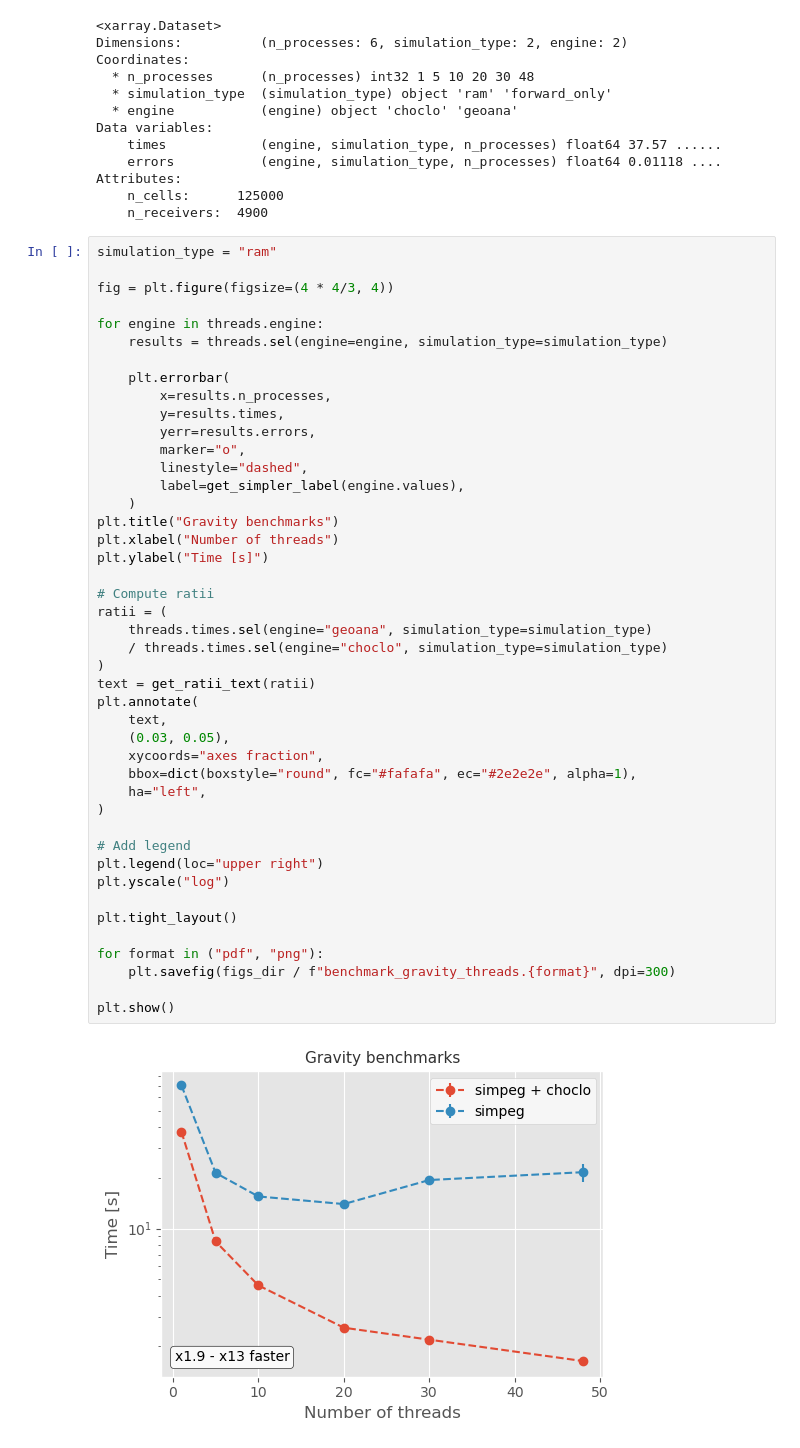
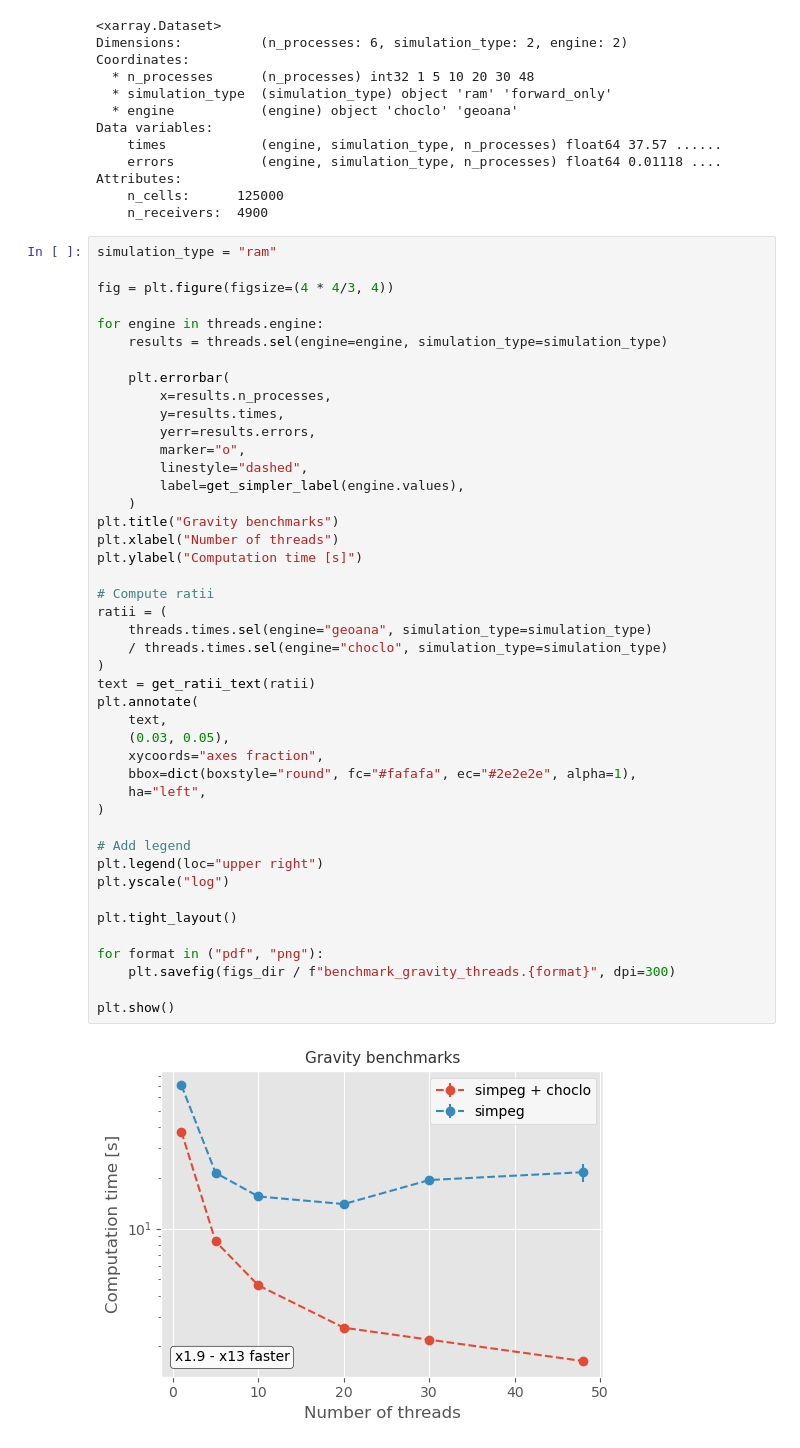
Before and after one commit to santisoler/simpeg-benchmarks-gravity, a Jupyter notebook: notebooks/99-figures.ipynb, the cells around one changed output. Saved outputs shown, nothing was run; the diff lists cells and outputs as text.

Commit message:
Update ylabel of plot

```diff
--- a/notebooks/99-figures.ipynb
+++ b/notebooks/99-figures.ipynb
@@ -814,32 +814,32 @@ for engine in threads.engine:
         label=get_simpler_label(engine.values),
     )
 plt.title("Gravity benchmarks")
 plt.xlabel("Number of threads")
-plt.ylabel("Time [s]")
+plt.ylabel("Computation time [s]")
 
 # Compute ratii
 ratii = (
     threads.times.sel(engine="geoana", simulation_type=simulation_type)
     / threads.times.sel(engine="choclo", simulation_type=simulation_type)
 )
 text = get_ratii_text(ratii)
 plt.annotate(
     text,
     (0.03, 0.05),
     xycoords="axes fraction",
     bbox=dict(boxstyle="round", fc="#fafafa", ec="#2e2e2e", alpha=1),
     ha="left",
 )
 
 # Add legend
 plt.legend(loc="upper right")
 plt.yscale("log")
 
 plt.tight_layout()
 
 for format in ("pdf", "png"):
     plt.savefig(figs_dir / f"benchmark_gravity_threads.{format}", dpi=300)
 
 plt.show()
 # %% [output]
-[figure, old version]
+[figure, new version]
```
